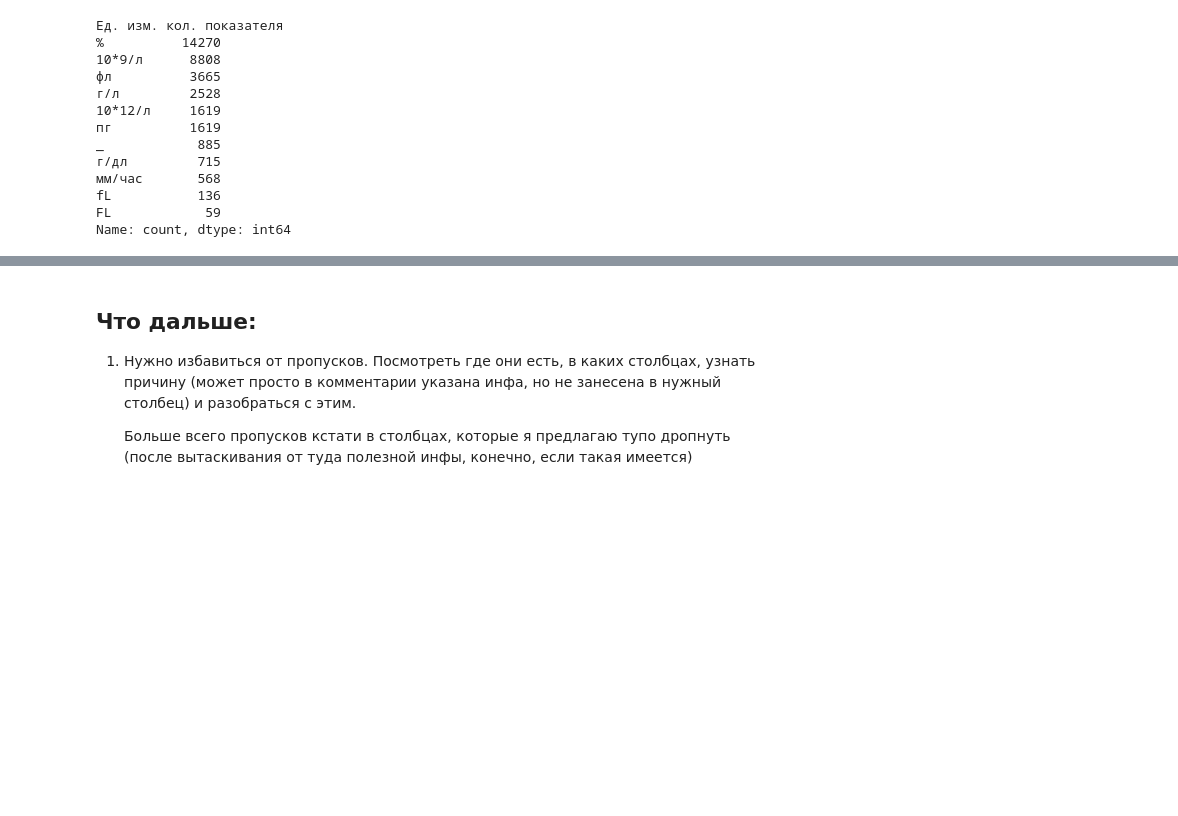
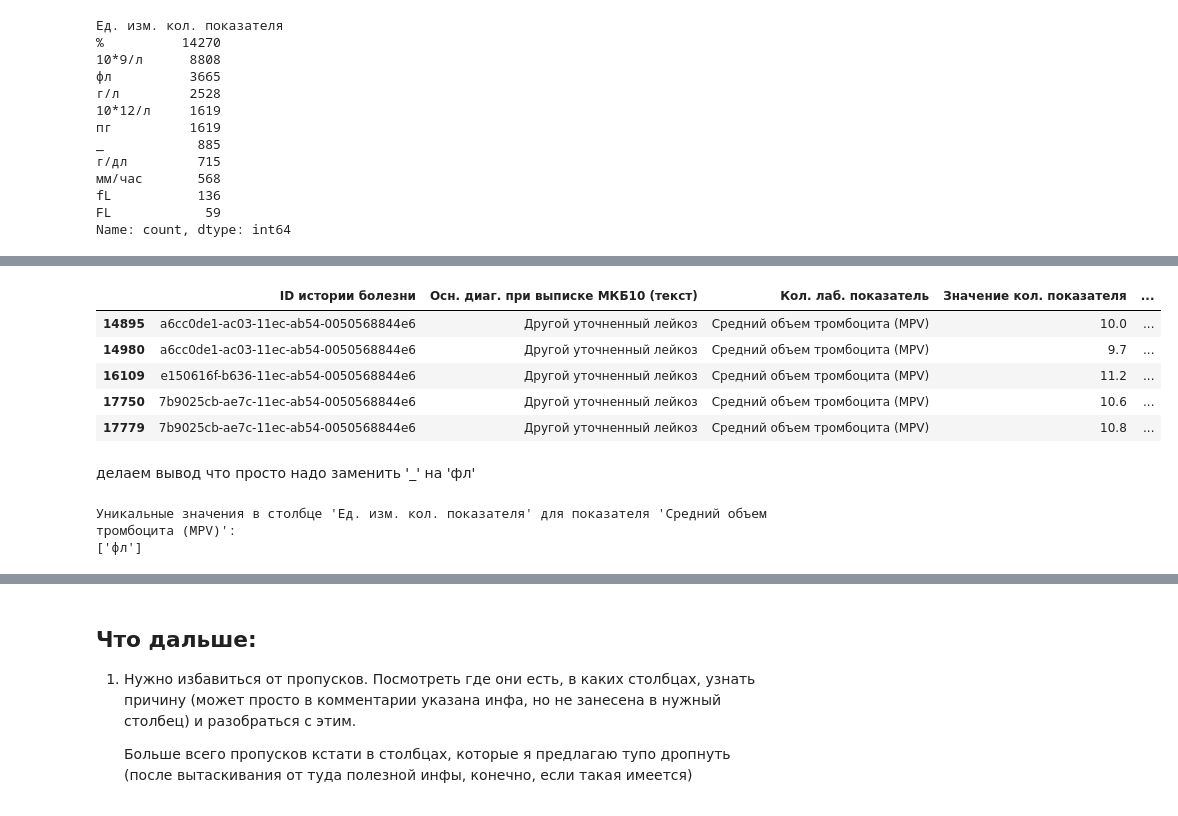
Before and after one commit to ekaterinakaz4255/hakaton_blood_classification, a Jupyter notebook: clear_preprocessing.ipynb, the cells around one changed output, grey strips where cells are left out. Cells and saved outputs as stored; diff of their text form; code cells hidden in the pictures; blank space fills up the shorter version.

```diff
--- a/clear_preprocessing.ipynb
+++ b/clear_preprocessing.ipynb
@@ -503,0 +1335,12 @@ print("Единицы измерения успешно унифицирован
+# %%
+mpv_ed_underscore_df = df[(df['Кол. лаб. показатель'] == 'Средний объем тромбоцита (MPV)') & (df['Ед. изм. кол. показателя'] == '_')]
+mpv_ed_underscore_df
+# %% [output]
+|  | ID истории болезни | Осн. диаг. при выписке МКБ10 (текст) | Кол. лаб. показатель | Значение кол. показателя | ... |
+| 14895 | a6cc0de1-ac03-11ec-ab54-0050568844e6 | Другой уточненный лейкоз | Средний объем тромбоцита (MPV) | 10.0 | ... |
+| 14980 | a6cc0de1-ac03-11ec-ab54-0050568844e6 | Другой уточненный лейкоз | Средний объем тромбоцита (MPV) | 9.7 | ... |
+| 16109 | e150616f-b636-11ec-ab54-0050568844e6 | Другой уточненный лейкоз | Средний объем тромбоцита (MPV) | 11.2 | ... |
+| 17750 | 7b9025cb-ae7c-11ec-ab54-0050568844e6 | Другой уточненный лейкоз | Средний объем тромбоцита (MPV) | 10.6 | ... |
+| 17779 | 7b9025cb-ae7c-11ec-ab54-0050568844e6 | Другой уточненный лейкоз | Средний объем тромбоцита (MPV) | 10.8 | ... |
+# %% [markdown]
+делаем вывод что просто надо заменить '_' на 'фл'
@@ -503,0 +1355,7 @@ print("Единицы измерения успешно унифицирован
+# %%
+new_unique_ed_MPV = new_MPV_df['Ед. изм. кол. показателя'].unique()
+print("Уникальные значения в столбце 'Ед. изм. кол. показателя' для показателя 'Средний объем тромбоцита (MPV)':")
+print(new_unique_ed_MPV)
+# %% [output]
+Уникальные значения в столбце 'Ед. изм. кол. показателя' для показателя 'Средний объем тромбоцита (MPV)':
+['фл']
```
Also changed, not shown: parts of 84 cells of this notebook.
